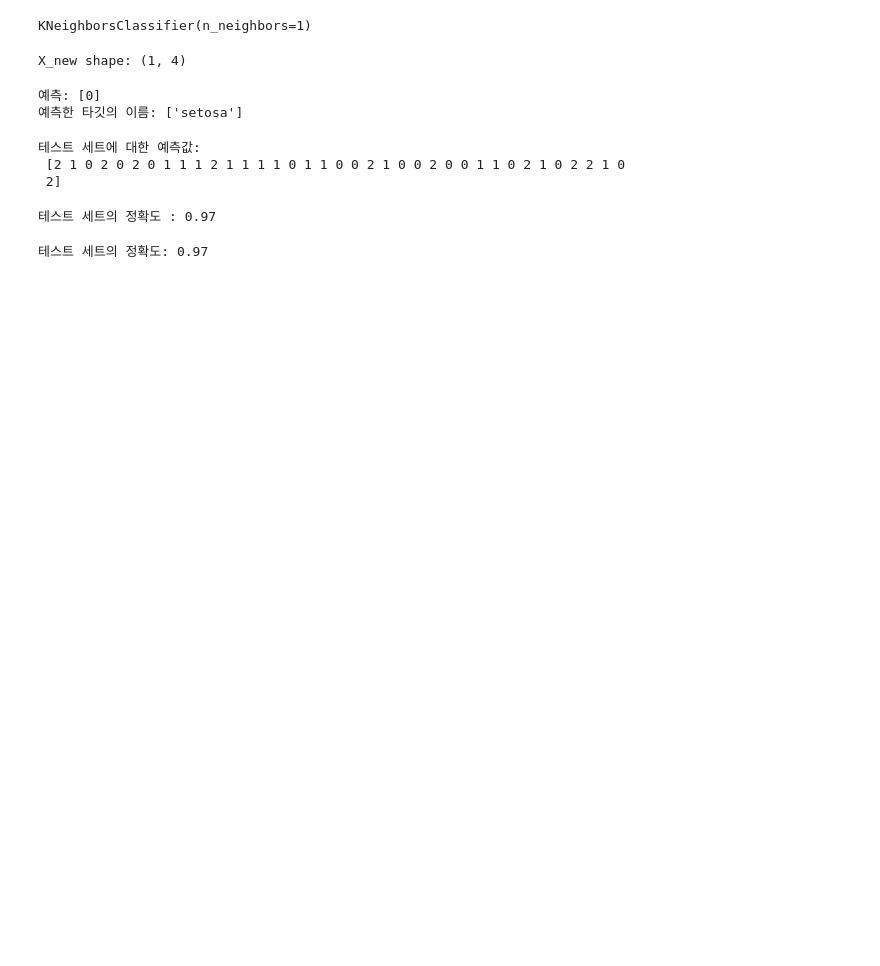
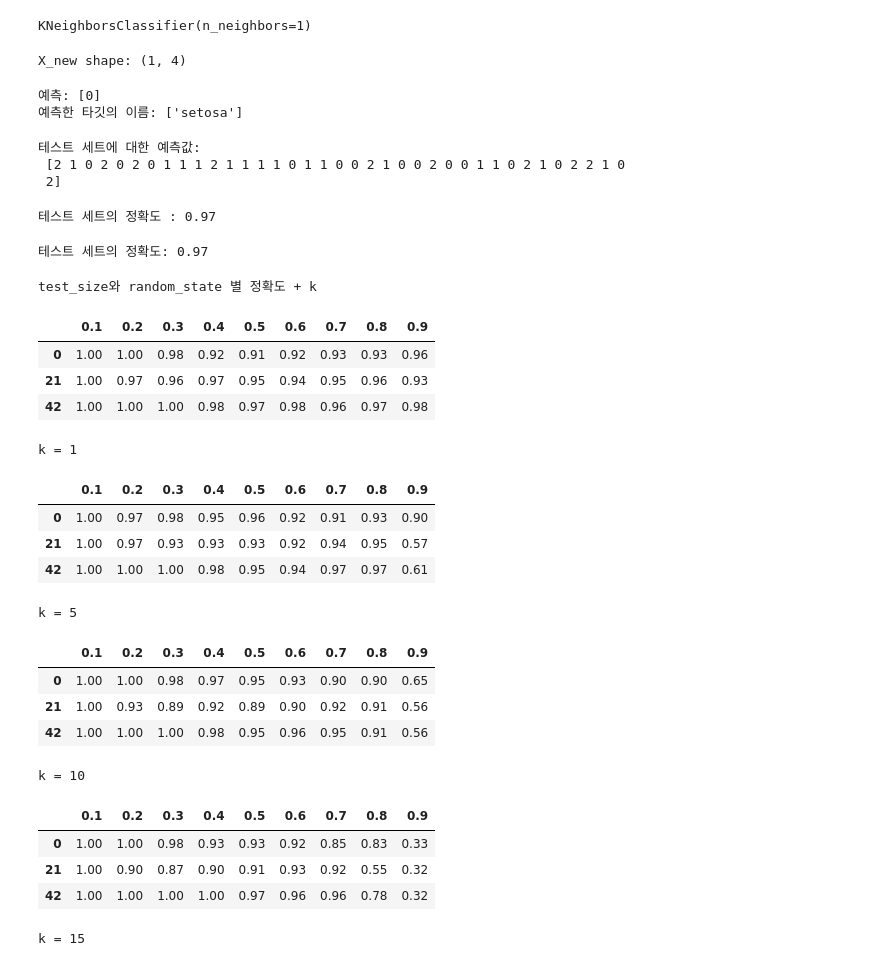
Before and after one commit to comet08/Machine_Learning, a Jupyter notebook: knn/Iris.ipynb, the cells around one changed output. Saved outputs shown, nothing was run; the diff lists cells and outputs as text; code cells hidden in the pictures; blank space fills up the shorter version.

```diff
--- a/knn/Iris.ipynb
+++ b/knn/Iris.ipynb
@@ -163,2 +240,55 @@ print("테스트 세트의 정확도: {:.2f}".format(knn.score(X_test, y_test)))
 # %% [output]
 테스트 세트의 정확도: 0.97
+# %%
+## 훈련/테스트 데이터 구성 변경 - random state와 test size
+
+
+test_value=[0.1, 0.2, 0.3, 0.4, 0.5, 0.6, 0.7, 0.8, 0.9]  #test size
+random_value = [0,21,42]  #random state
+k_value = [1,5,10,15]
+
+accurancy=[[[0 for x in range(len(test_value))] for y in range(len(random_value))]
+          for z in range(len(k_value))];
+
+
+print("test_size와 random_state 별 정확도 + k\n")
+for k in range(len(k_value)):
+    knn = KNeighborsClassifier(n_neighbors=k_value[k])
+    for r in range(len(test_value)):
+        for v in range(len(random_value)):
+            X_train,X_test, y_train, y_test = train_test_split(
+                iris_dataset['data'], iris_dataset['target'],
+                test_size=test_value[r], random_state=random_value[v])
+            knn.fit(X_train, y_train)
+            y_pred = knn.predict(X_test)
+            accurancy[k][v][r] = format(np.mean(y_pred==y_test), ".2f")
+
+    acc_frame = pd.DataFrame(accurancy[k], columns=test_value, index=random_value)
+    display(acc_frame)
+    print('k =',k_value[k])
+
+# random_state 42의 경우가 비교적 정확도가 가장 높음
+# 대체적으로 훈련 데이터가 많을수록 정확도가 높음
+#
+# %% [output]
+test_size와 random_state 별 정확도 + k
+|  | 0.1 | 0.2 | 0.3 | 0.4 | 0.5 | 0.6 | 0.7 | 0.8 | 0.9 |
+| 0 | 1.00 | 1.00 | 0.98 | 0.92 | 0.91 | 0.92 | 0.93 | 0.93 | 0.96 |
+| 21 | 1.00 | 0.97 | 0.96 | 0.97 | 0.95 | 0.94 | 0.95 | 0.96 | 0.93 |
+| 42 | 1.00 | 1.00 | 1.00 | 0.98 | 0.97 | 0.98 | 0.96 | 0.97 | 0.98 |
+k = 1
+|  | 0.1 | 0.2 | 0.3 | 0.4 | 0.5 | 0.6 | 0.7 | 0.8 | 0.9 |
+| 0 | 1.00 | 0.97 | 0.98 | 0.95 | 0.96 | 0.92 | 0.91 | 0.93 | 0.90 |
+| 21 | 1.00 | 0.97 | 0.93 | 0.93 | 0.93 | 0.92 | 0.94 | 0.95 | 0.57 |
+| 42 | 1.00 | 1.00 | 1.00 | 0.98 | 0.95 | 0.94 | 0.97 | 0.97 | 0.61 |
+k = 5
+|  | 0.1 | 0.2 | 0.3 | 0.4 | 0.5 | 0.6 | 0.7 | 0.8 | 0.9 |
+| 0 | 1.00 | 1.00 | 0.98 | 0.97 | 0.95 | 0.93 | 0.90 | 0.90 | 0.65 |
+| 21 | 1.00 | 0.93 | 0.89 | 0.92 | 0.89 | 0.90 | 0.92 | 0.91 | 0.56 |
+| 42 | 1.00 | 1.00 | 1.00 | 0.98 | 0.95 | 0.96 | 0.95 | 0.91 | 0.56 |
+k = 10
+|  | 0.1 | 0.2 | 0.3 | 0.4 | 0.5 | 0.6 | 0.7 | 0.8 | 0.9 |
+| 0 | 1.00 | 1.00 | 0.98 | 0.93 | 0.93 | 0.92 | 0.85 | 0.83 | 0.33 |
+| 21 | 1.00 | 0.90 | 0.87 | 0.90 | 0.91 | 0.93 | 0.92 | 0.55 | 0.32 |
+| 42 | 1.00 | 1.00 | 1.00 | 1.00 | 0.97 | 0.96 | 0.96 | 0.78 | 0.32 |
+k = 15
```
Also changed, not shown: parts of 25 cells of this notebook.
